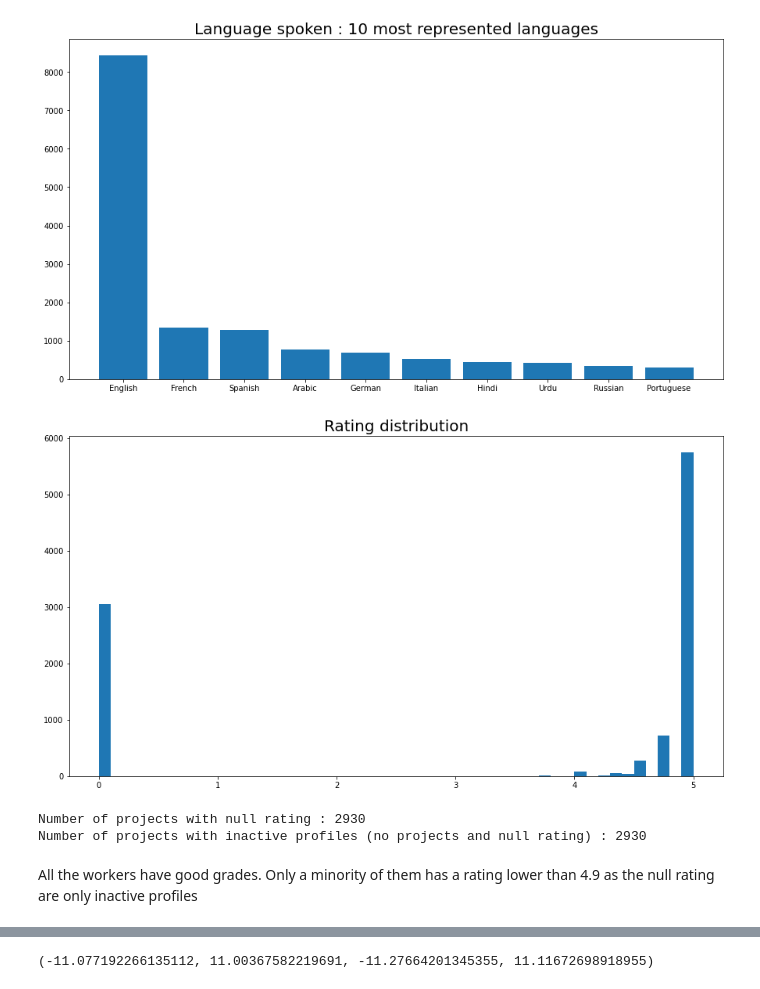
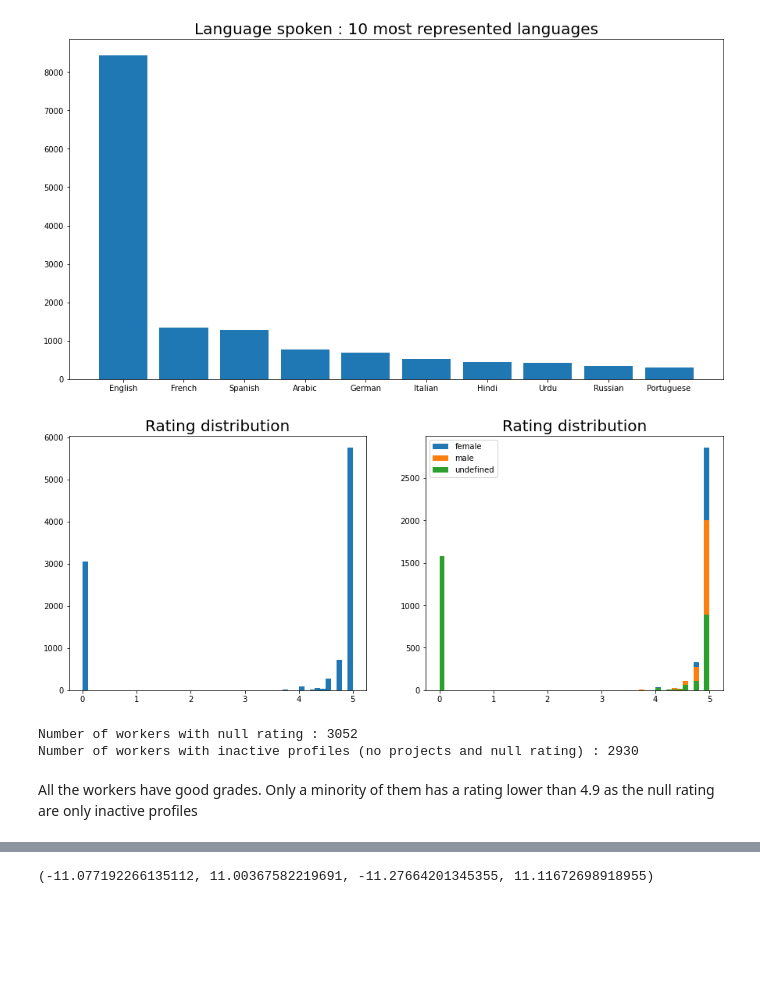
Before and after one commit to Victor-Manach/MODS207, a Jupyter notebook: Data_Analysis.ipynb, the cells around one changed output, grey strips where cells are left out. Cells and saved outputs as stored; diff of their text form; code cells hidden in the pictures; blank space fills up the shorter version.

```diff
--- a/Data_Analysis.ipynb
+++ b/Data_Analysis.ipynb
@@ -51,16 +51,27 @@ plt.show()
 # %% [output]
 [figure]
 # %%
-figure = plt.figure(figsize=(15,8))
+figure = plt.figure(figsize=(15,6))
+
+axes = figure.add_subplot(121)
 plt.hist(data['rating'], bins = 50)
 plt.title("Rating distribution", fontsize = 20)
+
+axes = figure.add_subplot(122)
+plt.hist(data[data['gender']=='female']['rating'], bins = 50, label = 'female')
+plt.hist(data[data['gender']=='male']['rating'], bins = 50, label = 'male')
+plt.hist(data[data['gender'].isna()]['rating'], bins = 50, label = 'undefined')
+plt.title("Rating distribution", fontsize = 20)
+plt.legend()
+
 plt.show()
-print('Number of workers with null rating :', len(data.loc[(data['rating'] == 0) & (data['nb_projects'] == 0)]))
+
+print('Number of workers with null rating :', len(data.loc[(data['rating'] == 0)]))
 print('Number of workers with inactive profiles (no projects and null rating) :',  len(data.loc[(data['rating'] == 0) & (data['nb_projects'] == 0)]))
 # %% [output]
-[figure, old version]
+[figure, new version]
-Number of projects with null rating : 2930
-Number of projects with inactive profiles (no projects and null rating) : 2930
+Number of workers with null rating : 3052
+Number of workers with inactive profiles (no projects and null rating) : 2930
-# %% [markdown]
-All the workers have good grades. Only a minority of them has a rating lower than 4.9 as the null rating are only inactive profiles
+# %% [markdown]
+All the workers have good grades. Only a minority of them has a rating lower than 4.9 as the null rating are only inactive profiles
 # %%
```
Also changed, not shown: parts of 4 cells of this notebook, 1 other file.
